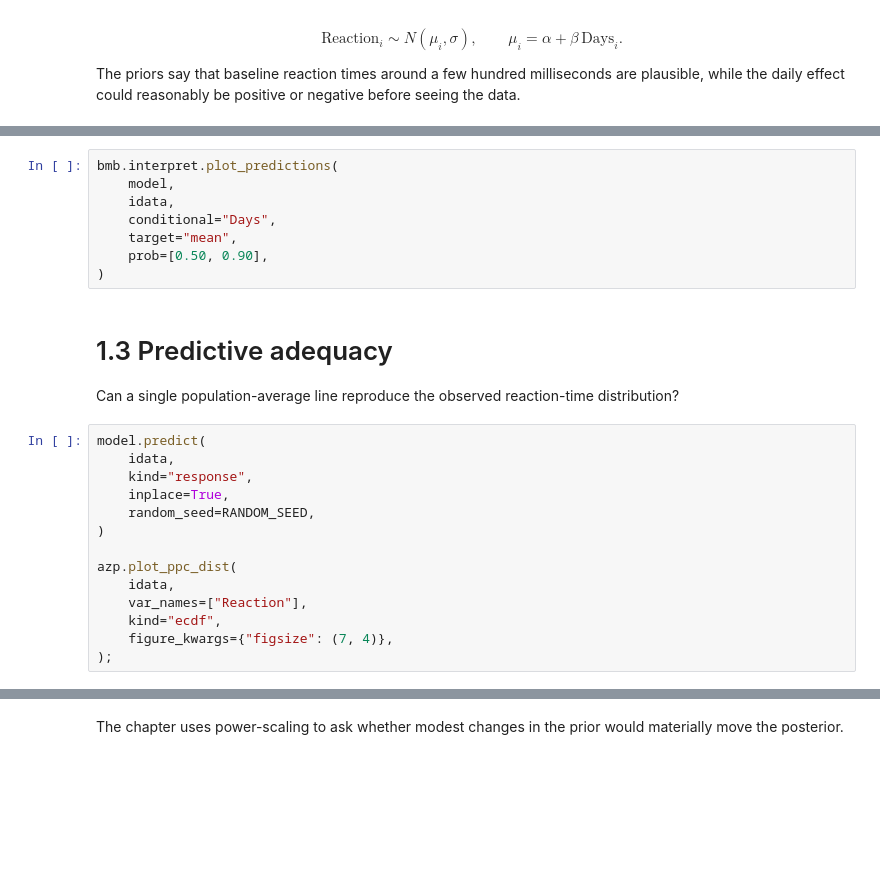
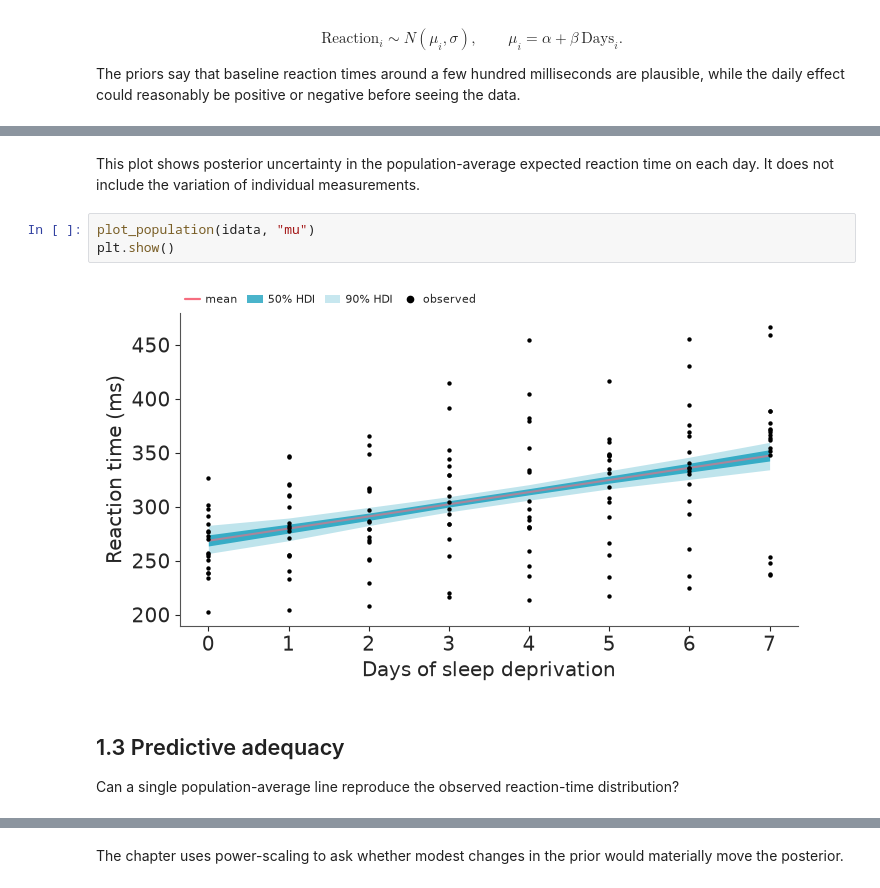
Before and after one commit to opherdonchin/BayesShortCourse, a Jupyter notebook: sleep/solved/01_linear_baseline.ipynb, the cells around one changed output, grey strips where cells are left out. Saved outputs shown, nothing was run; the diff lists cells and outputs as text; blank space fills up the shorter version.

```diff
--- a/sleep/solved/01_linear_baseline.ipynb
+++ b/sleep/solved/01_linear_baseline.ipynb
@@ -114,26 +256,11 @@ azp.plot_trace_dist(idata, var_names=["Intercept", "Days", "sigma"]);
-# %%
-bmb.interpret.plot_predictions(
-    model,
-    idata,
-    conditional="Days",
-    target="mean",
-    prob=[0.50, 0.90],
-)
+# %% [markdown]
+This plot shows posterior uncertainty in the population-average expected reaction time on each day. It does not include the variation of individual measurements.
+# %%
+plot_population(idata, "mu")
+plt.show()
+# %% [output]
+[figure, added]
 # %% [markdown]
-# 1.3 Predictive adequacy
+## 1.3 Predictive adequacy
 
 Can a single population-average line reproduce the observed reaction-time distribution?
-# %%
-model.predict(
-    idata,
-    kind="response",
-    inplace=True,
-    random_seed=RANDOM_SEED,
-)
-
-azp.plot_ppc_dist(
-    idata,
-    var_names=["Reaction"],
-    kind="ecdf",
-    figure_kwargs={"figsize": (7, 4)},
-);
```
Also changed, not shown: parts of 28 cells of this notebook, 3 other files.
